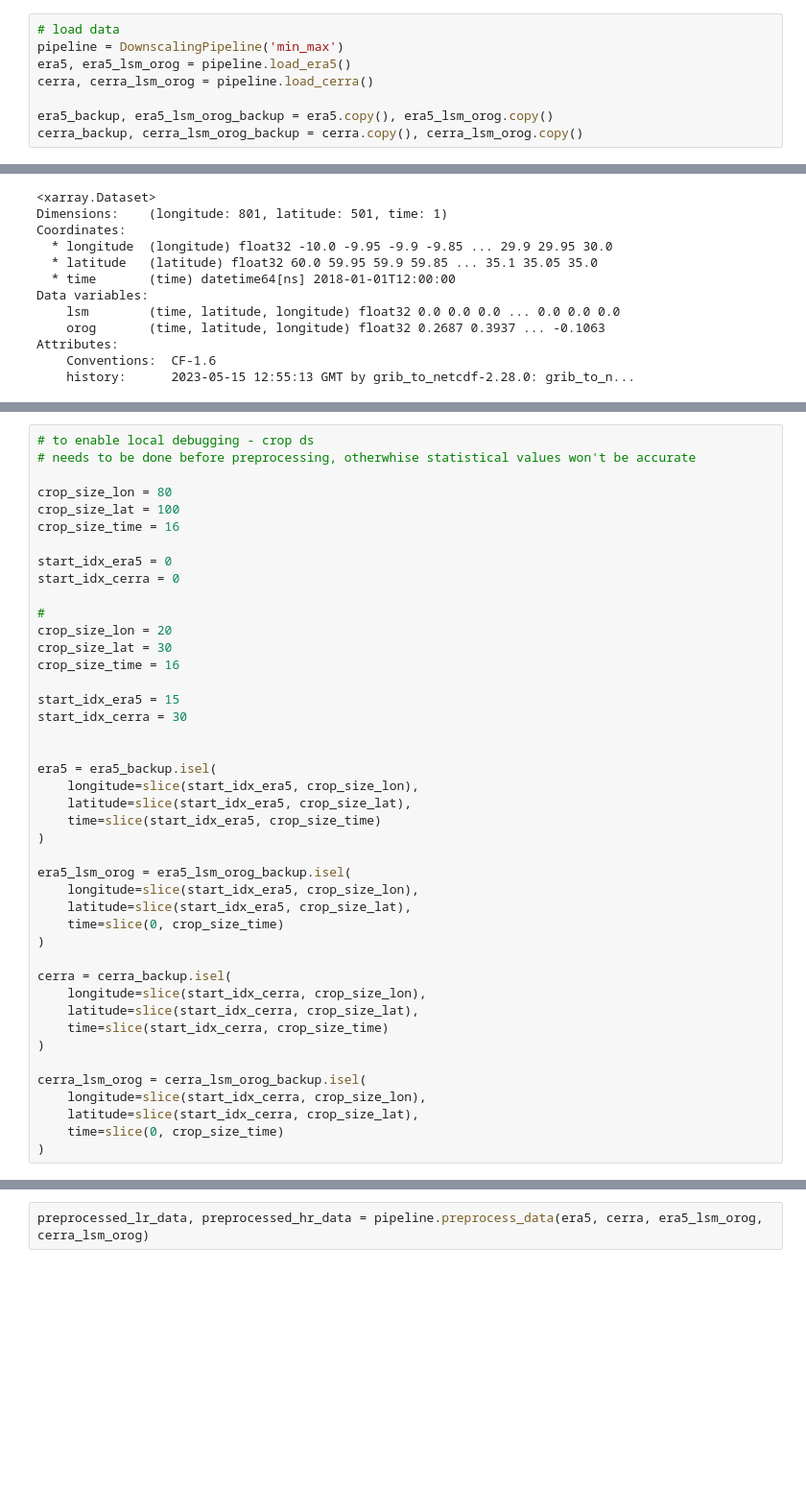
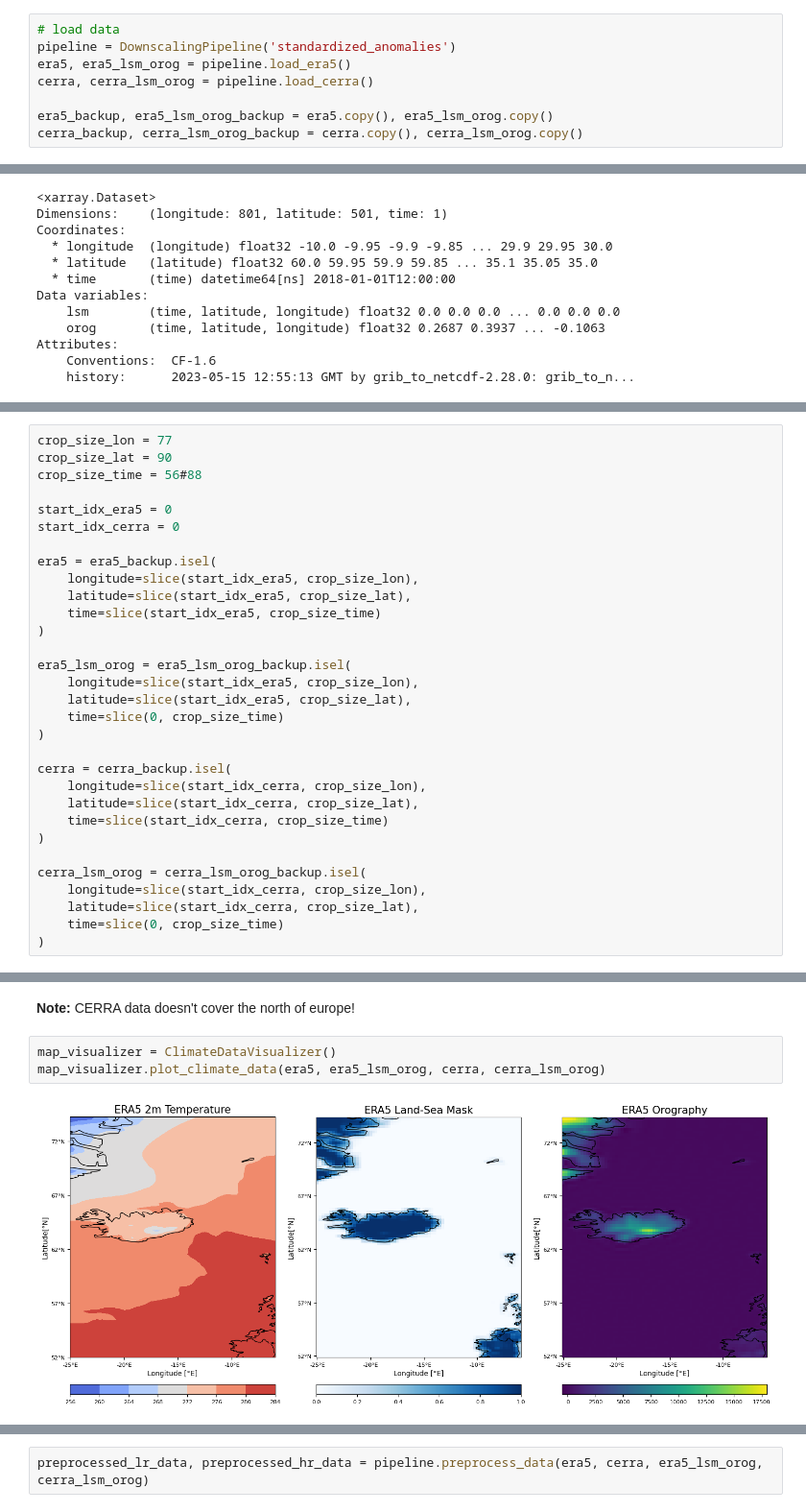
Before and after one commit to riccih-dev/bac_unet_downscaling, a Jupyter notebook: experiment.ipynb, the cells around one changed output, grey strips where cells are left out. Shown at 96% size. Drawn from its saved outputs; the diff is of its cells as text; blank space fills up the shorter version.

```diff
--- a/experiment.ipynb
+++ b/experiment.ipynb
@@ -20,6 +28,6 @@ Where do i get the data from
 # %%
 # load data
-pipeline = DownscalingPipeline('min_max')
+pipeline = DownscalingPipeline('standardized_anomalies')
 era5, era5_lsm_orog = pipeline.load_era5()
 cerra, cerra_lsm_orog = pipeline.load_cerra()
 
@@ -90,22 +103,10 @@ Attributes:
 # %%
-# to enable local debugging - crop ds
-# needs to be done before preprocessing, otherwhise statistical values won't be accurate
-
-crop_size_lon = 80
-crop_size_lat = 100
-crop_size_time = 16
+crop_size_lon = 77
+crop_size_lat = 90
+crop_size_time = 56#88
 
 start_idx_era5 = 0
 start_idx_cerra = 0
-
-#
-crop_size_lon = 20
-crop_size_lat = 30
-crop_size_time = 16
-
-start_idx_era5 = 15
-start_idx_cerra = 30
-
 
 era5 = era5_backup.isel(
     longitude=slice(start_idx_era5, crop_size_lon),
@@ -192,0 +193,8 @@ Explain shortly how the data is preprocessed. Both Metrics
+# %% [markdown]
+**Note:**
+CERRA data doesn't cover the north of europe!
+# %%
+map_visualizer = ClimateDataVisualizer()
+map_visualizer.plot_climate_data(era5, era5_lsm_orog, cerra, cerra_lsm_orog)
+# %% [output]
+[figure, added]
```
Also changed, not shown: parts of 39 cells of this notebook, 14 other files.
